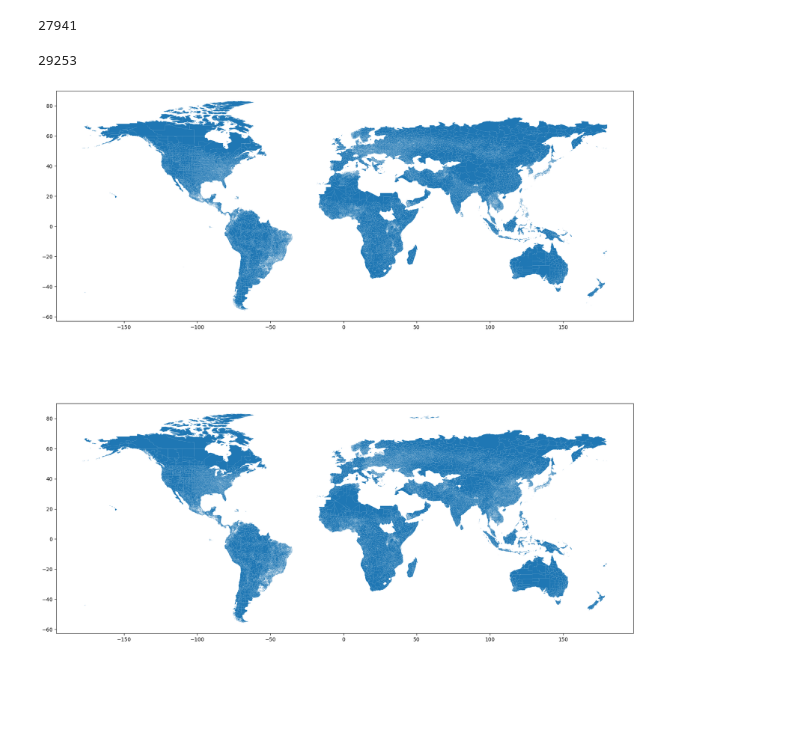
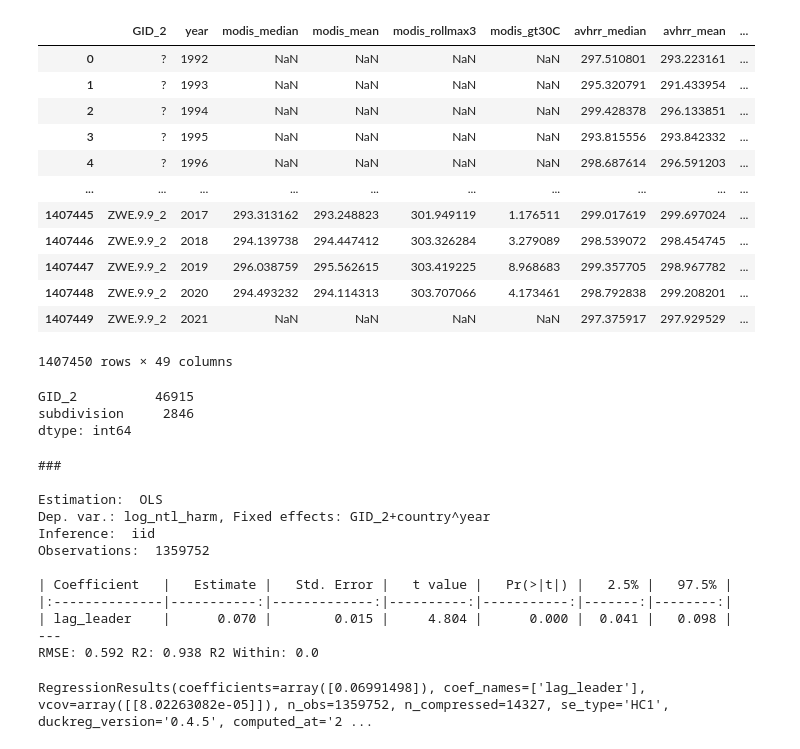
Before and after one commit to felixschulz385/growth-and-temperature, a Jupyter notebook: gnt/experiments/regfav.ipynb, the cells around one changed output. Cells and saved outputs as stored; diff of their text form; code cells hidden in the pictures; blank space fills up the shorter version.

```diff
--- a/gnt/experiments/regfav.ipynb
+++ b/gnt/experiments/regfav.ipynb
@@ -147,17 +6,23 @@ adm_2[(adm_2.COUNTRY.isin(hr2014_countries))].plot()
-# %%
-adm_2[((adm_2.COUNTRY.isin(hr2014_countries)) & (adm_2.bounds.miny < 65))].shape[0]
-# %% [output]
-27941
-# %%
-adm_2_comp[((adm_2_comp.country.isin(hr2014_countries)) & (adm_2_comp.bounds.miny < 65))].shape[0]
-# %% [output]
-29253
-# %%
-fig, ax = plt.subplots(2, 1, figsize=(20,20))
-
-adm_2[((adm_2.COUNTRY.isin(hr2014_countries)) & (adm_2.bounds.miny < 65))].plot(ax=ax[0])
-adm_2_comp[((adm_2_comp.country.isin(hr2014_countries)) & (adm_2_comp.bounds.miny < 65))].plot(ax=ax[1])
-
-fig.savefig("/scicore/home/meiera/schulz0022/projects/growth-and-temperature/gnt/experiments/test.png", dpi=300)
-# %% [output]
-[figure, removed]
+# %%
+adm2 = pd.read_parquet("../../data_nobackup/assembled/adm2_1km.parquet")
+adm2
+# %% [output]
+|  | GID_2 | year | modis_median | modis_mean | modis_rollmax3 | modis_gt30C | avhrr_median | avhrr_mean | ... |
+| 0 | ? | 1992 | NaN | NaN | NaN | NaN | 297.510801 | 293.223161 | ... |
+| 1 | ? | 1993 | NaN | NaN | NaN | NaN | 295.320791 | 291.433954 | ... |
+| 2 | ? | 1994 | NaN | NaN | NaN | NaN | 299.428378 | 296.133851 | ... |
+| 3 | ? | 1995 | NaN | NaN | NaN | NaN | 293.815556 | 293.842332 | ... |
+| 4 | ? | 1996 | NaN | NaN | NaN | NaN | 298.687614 | 296.591203 | ... |
+| ... | ... | ... | ... | ... | ... | ... | ... | ... | ... |
+| 1407445 | ZWE.9.9_2 | 2017 | 293.313162 | 293.248823 | 301.949119 | 1.176511 | 299.017619 | 299.697024 | ... |
+| 1407446 | ZWE.9.9_2 | 2018 | 294.139738 | 294.447412 | 303.326284 | 3.279089 | 298.539072 | 298.454745 | ... |
+| 1407447 | ZWE.9.9_2 | 2019 | 296.038759 | 295.562615 | 303.419225 | 8.968683 | 299.357705 | 298.967782 | ... |
+| 1407448 | ZWE.9.9_2 | 2020 | 294.493232 | 294.114313 | 303.707066 | 4.173461 | 298.792838 | 299.208201 | ... |
+| 1407449 | ZWE.9.9_2 | 2021 | NaN | NaN | NaN | NaN | 297.375917 | 297.929529 | ... |
+1407450 rows × 49 columns
+# %%
+adm2[["GID_2", "subdivision"]].nunique()
+# %% [output]
+GID_2          46915
+subdivision     2846
+dtype: int64
@@ -163,0 +47,29 @@ fig.savefig("/scicore/home/meiera/schulz0022/projects/growth-and-temperature/gnt
+# %%
+fit = pf.feols(
+    "log_ntl_harm ~ lag_leader | GID_2 + country^year",
+    data = adm2
+)
+
+fit.summary()
+# %% [output]
+###
+
+Estimation:  OLS
+Dep. var.: log_ntl_harm, Fixed effects: GID_2+country^year
+Inference:  iid
+Observations:  1359752
+
+| Coefficient   |   Estimate |   Std. Error |   t value |   Pr(>|t|) |   2.5% |   97.5% |
+|:--------------|-----------:|-------------:|----------:|-----------:|-------:|--------:|
+| lag_leader    |      0.070 |        0.015 |     4.804 |      0.000 |  0.041 |   0.098 |
+---
+RMSE: 0.592 R2: 0.938 R2 Within: 0.0
+# %%
+fit = dr(
+    "log_ntl_harm ~ lag_leader | GID_2 + country^year",
+    data = adm2
+)
+
+fit.print_summary()
+# %% [output]
+RegressionResults(coefficients=array([0.06991498]), coef_names=['lag_leader'], vcov=array([[8.02263082e-05]]), n_obs=1359752, n_compressed=14327, se_type='HC1', duckreg_version='0.4.5', computed_at='2 ...
```
Also changed, not shown: parts of 18 cells of this notebook, 15 other files.
